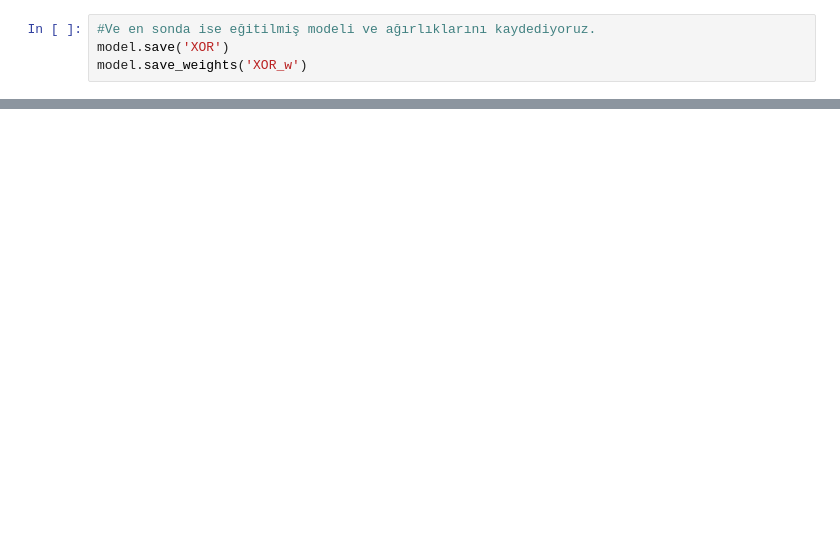
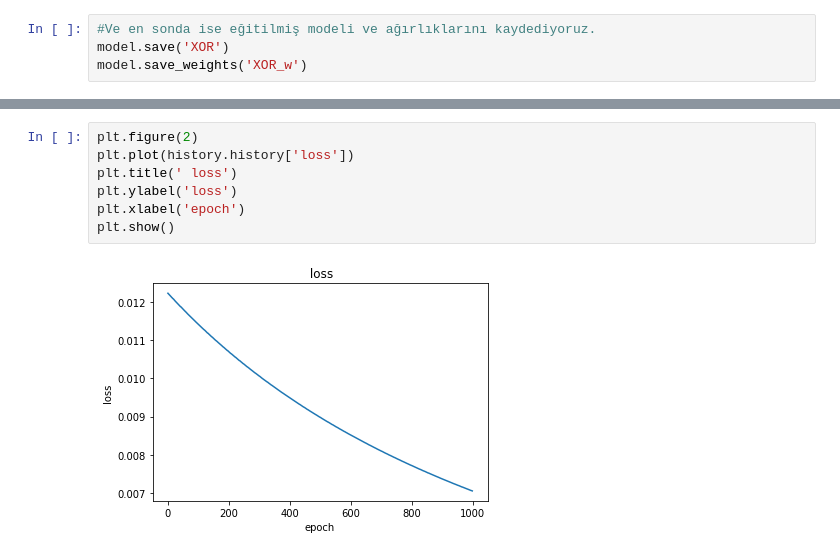
Before and after one commit to birolemekli/deep-learning, a Jupyter notebook: XOR/XOR.ipynb, the cells around one changed output, grey strips where cells are left out. Saved outputs shown, nothing was run; the diff lists cells and outputs as text; blank space fills up the shorter version.

```diff
--- a/XOR/XOR.ipynb
+++ b/XOR/XOR.ipynb
@@ -68,0 +81,9 @@ model.save_weights('XOR_w')
+# %%
+plt.figure(2)
+plt.plot(history.history['loss'])
+plt.title(' loss')
+plt.ylabel('loss')
+plt.xlabel('epoch')
+plt.show()
+# %% [output]
+[figure, added]
```
Also changed, not shown: parts of 4 cells of this notebook, 3 other files.
